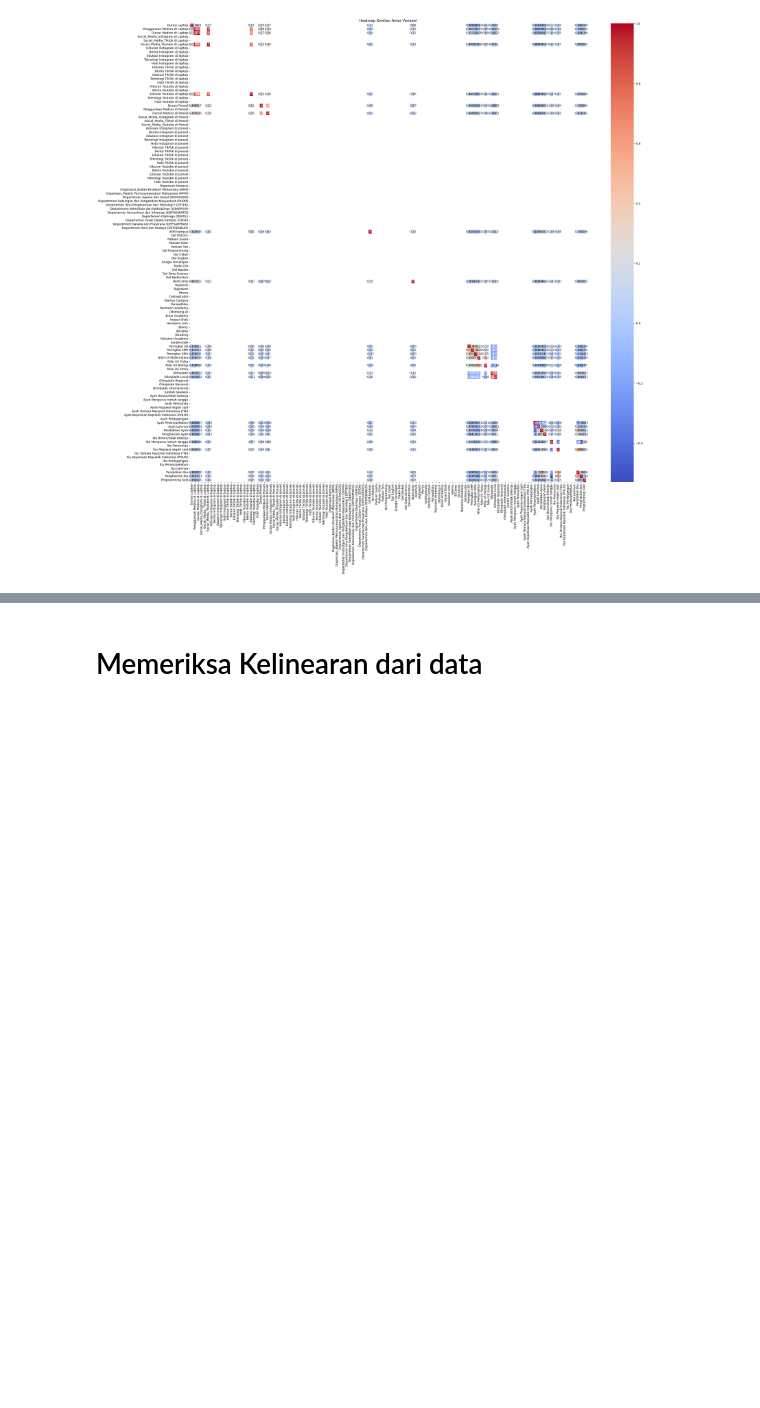
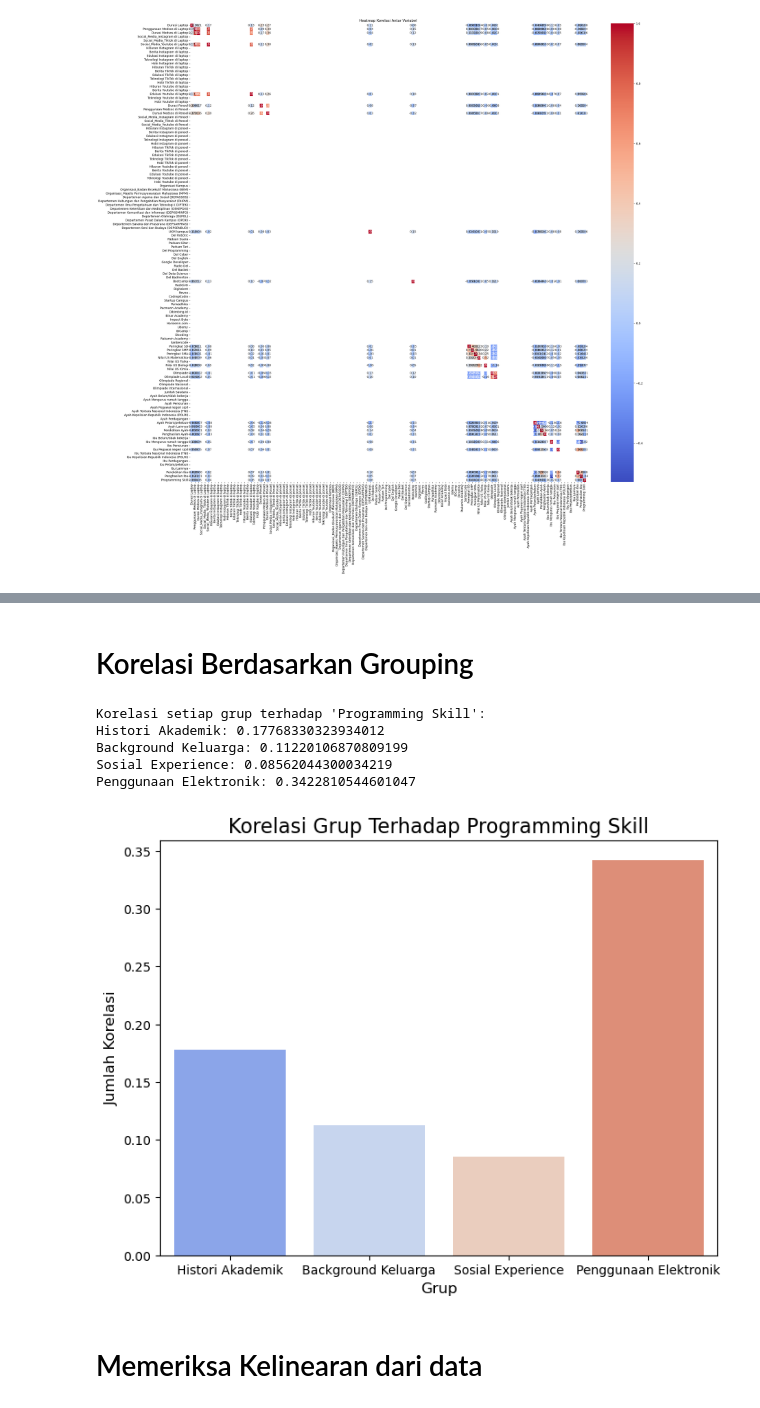
Before and after one commit to Calvin76en/Analisis-faktor-programming-skill, a Jupyter notebook: src/Pre-Processing.ipynb, the cells around one changed output, grey strips where cells are left out. Drawn from its saved outputs; the diff is of its cells as text; code cells hidden in the pictures; blank space fills up the shorter version.

```diff
--- a/src/Pre-Processing.ipynb
+++ b/src/Pre-Processing.ipynb
@@ -1579,3 +1588,57 @@ print(df_selection.head())
+# %% [markdown]
+# Korelasi Berdasarkan Grouping
+# %%
+import pandas as pd
+import seaborn as sns
+import matplotlib.pyplot as plt
+
+# Menghitung korelasi antara semua kolom dan 'Programming Skill'
+correlation_matrix = df_selection.corr()
+
+# Menentukan grup sesuai dengan kategori yang diberikan
+grup_histori_akademik = ['Nilai US Biologi', 'Peringkat SD', 'Peringkat SMP', 'Nilai US Matematika']
+grup_background_keluarga = ['Ayah Lainnya', 'Ibu Pegawai negeri sipil', 'Ibu Mengurus rumah tangga']
+grup_sosial_experience = ['Bootcamp', 'UKM kampus']
+grup_penggunaan_elektronik = ['Durasi Laptop', 'Durasi Medsos di Laptop', 'Edukasi Youtube di laptop', 'Social_Media_Youtube di Laptop', 'Penggunaan Medsos di Laptop', 'Durasi Ponsel', 'Durasi Medsos di Ponsel']
+
+# Fungsi untuk menghitung jumlah korelasi dalam grup terhadap 'Programming Skill'
+def hitung_korelasi_grup(grup):
+    return correlation_matrix.loc[grup, 'Programming Skill'].sum()
+
+# Menghitung korelasi untuk setiap grup
+korelasi_grup = {
+    'Histori Akademik': hitung_korelasi_grup(grup_histori_akademik),
+    'Background Keluarga': hitung_korelasi_grup(grup_background_keluarga),
+    'Sosial Experience': hitung_korelasi_grup(grup_sosial_experience),
+    'Penggunaan Elektronik': hitung_korelasi_grup(grup_penggunaan_elektronik)
+}
+
+# Menampilkan hasil korelasi grup
+print("Korelasi setiap grup terhadap 'Programming Skill':")
+for grup, korelasi in korelasi_grup.items():
+    print(f"{grup}: {korelasi}")
+
+# Menampilkan heatmap untuk korelasi grup
+plt.figure(figsize=(8, 6))
+sns.barplot(x=list(korelasi_grup.keys()), y=list(korelasi_grup.values()), palette='coolwarm', hue=list(korelasi_grup.keys()))
+
+# Menambahkan judul dan label
+plt.title('Korelasi Grup Terhadap Programming Skill', fontsize=16)
+plt.ylabel('Jumlah Korelasi', fontsize=12)
+plt.xlabel('Grup', fontsize=12)
+
+# Menghilangkan legenda
+plt.legend([], [], frameon=False)
+
+# Menampilkan plot
+plt.show()
+# %% [output]
+Korelasi setiap grup terhadap 'Programming Skill':
+Histori Akademik: 0.17768330323934012
+Background Keluarga: 0.11220106870809199
+Sosial Experience: 0.08562044300034219
+Penggunaan Elektronik: 0.3422810544601047
+[figure, added]
 # %% [markdown]
 # Memeriksa Kelinearan dari data
 # %%
```
Also changed, not shown: parts of 14 cells of this notebook, 6 other files.
